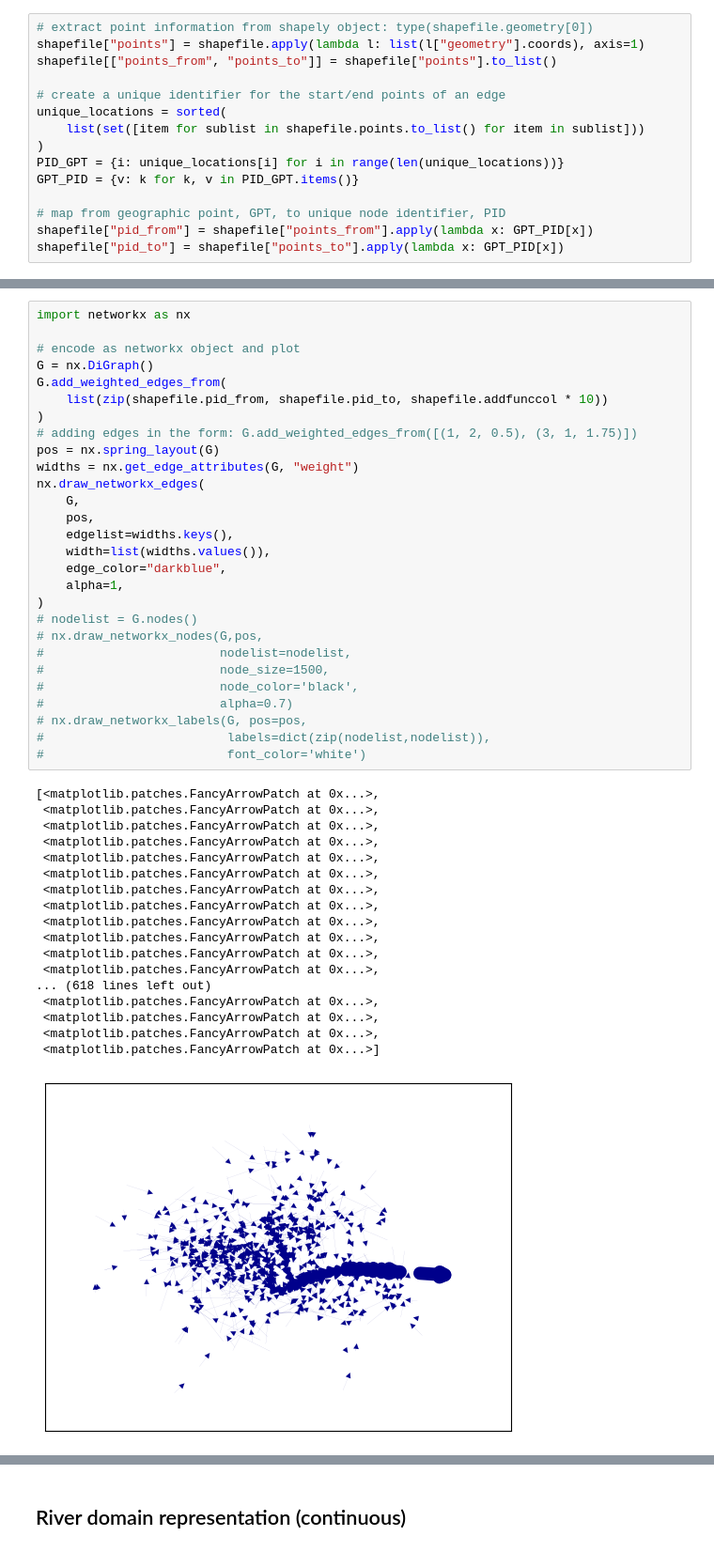
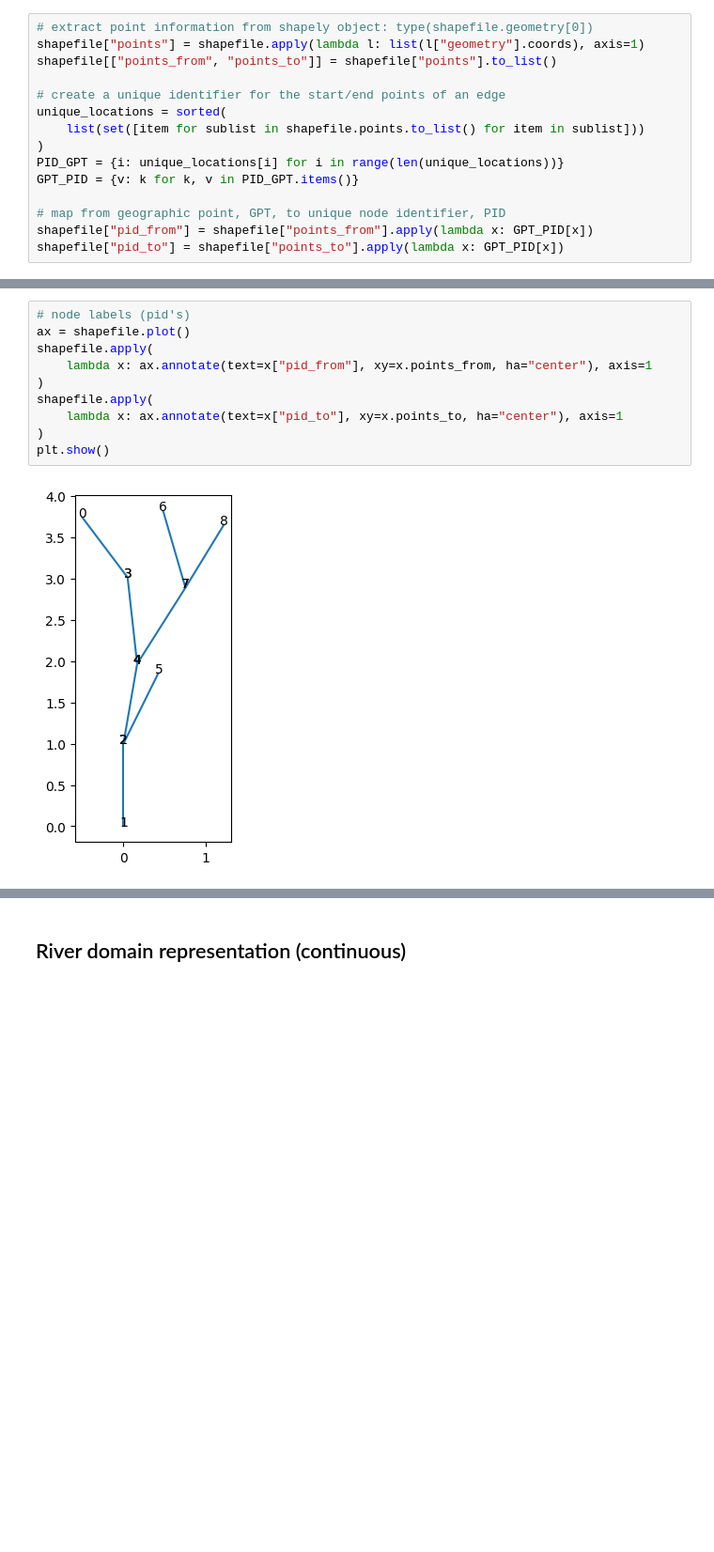
Before and after one commit to KatieBuc/dad, a Jupyter notebook: river_domain.ipynb, the cells around one changed output, grey strips where cells are left out. Shown: that part at 94% size. Drawn from its saved outputs; the diff is of its cells as text; blank space fills up the shorter version.

```diff
--- a/river_domain.ipynb
+++ b/river_domain.ipynb
@@ -50,47 +48,12 @@ len(unique_locations)
-# %%
-import networkx as nx
-
-# encode as networkx object and plot
-G = nx.DiGraph()
-G.add_weighted_edges_from(
-    list(zip(shapefile.pid_from, shapefile.pid_to, shapefile.addfunccol * 10))
-)
-# adding edges in the form: G.add_weighted_edges_from([(1, 2, 0.5), (3, 1, 1.75)])
-pos = nx.spring_layout(G)
-widths = nx.get_edge_attributes(G, "weight")
-nx.draw_networkx_edges(
-    G,
-    pos,
-    edgelist=widths.keys(),
-    width=list(widths.values()),
-    edge_color="darkblue",
-    alpha=1,
-)
-# nodelist = G.nodes()
-# nx.draw_networkx_nodes(G,pos,
-#                        nodelist=nodelist,
-#                        node_size=1500,
-#                        node_color='black',
-#                        alpha=0.7)
-# nx.draw_networkx_labels(G, pos=pos,
-#                         labels=dict(zip(nodelist,nodelist)),
-#                         font_color='white')
-# %% [output]
-[<matplotlib.patches.FancyArrowPatch at 0x...>,
- <matplotlib.patches.FancyArrowPatch at 0x...>,
- <matplotlib.patches.FancyArrowPatch at 0x...>,
- <matplotlib.patches.FancyArrowPatch at 0x...>,
- <matplotlib.patches.FancyArrowPatch at 0x...>,
- <matplotlib.patches.FancyArrowPatch at 0x...>,
- <matplotlib.patches.FancyArrowPatch at 0x...>,
- <matplotlib.patches.FancyArrowPatch at 0x...>,
- <matplotlib.patches.FancyArrowPatch at 0x...>,
- <matplotlib.patches.FancyArrowPatch at 0x...>,
- <matplotlib.patches.FancyArrowPatch at 0x...>,
- <matplotlib.patches.FancyArrowPatch at 0x...>,
-... (618 lines left out)
- <matplotlib.patches.FancyArrowPatch at 0x...>,
- <matplotlib.patches.FancyArrowPatch at 0x...>,
- <matplotlib.patches.FancyArrowPatch at 0x...>,
- <matplotlib.patches.FancyArrowPatch at 0x...>]
-[figure, removed]
+# %%
+# node labels (pid's)
+ax = shapefile.plot()
+shapefile.apply(
+    lambda x: ax.annotate(text=x["pid_from"], xy=x.points_from, ha="center"), axis=1
+)
+shapefile.apply(
+    lambda x: ax.annotate(text=x["pid_to"], xy=x.points_to, ha="center"), axis=1
+)
+plt.show()
+# %% [output]
+[figure, added]
```
Also changed, not shown: parts of 27 cells of this notebook.
